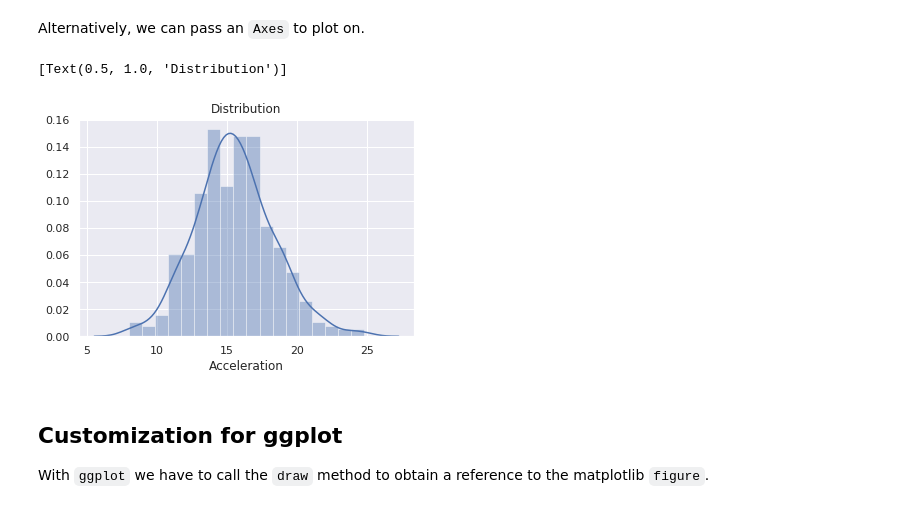
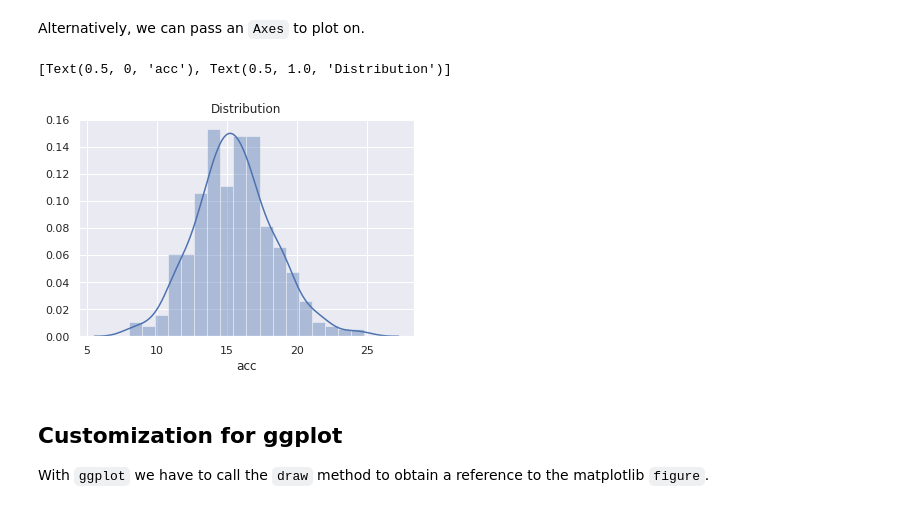
Before and after one commit to scientificprogrammingUOS/lectures, a Jupyter notebook: week11-Statistical-Visualization/lecture.ipynb, the cells around one changed output. Cells and saved outputs as stored; diff of their text form; code cells hidden in the pictures.

```diff
--- a/week11-Statistical-Visualization/lecture.ipynb
+++ b/week11-Statistical-Visualization/lecture.ipynb
@@ -873,10 +876,10 @@ Alternatively, we can pass an `Axes` to plot on.
 # %%
 fig, ax = plt.subplots()
 sns.distplot(cars['Acceleration'], ax=ax)
-ax.set(title='Distribution')
+ax.set(title='Distribution', xlabel="acc")
 # %% [output]
-[Text(0.5, 1.0, 'Distribution')]
+[Text(0.5, 0, 'acc'), Text(0.5, 1.0, 'Distribution')]
-[figure, old version]
+[figure, new version]
 # %% [markdown]
 ## Customization for ggplot
 With `ggplot` we have to call the `draw` method to obtain a reference to the matplotlib `figure`.
```
Also changed, not shown: parts of 51 cells of this notebook.
